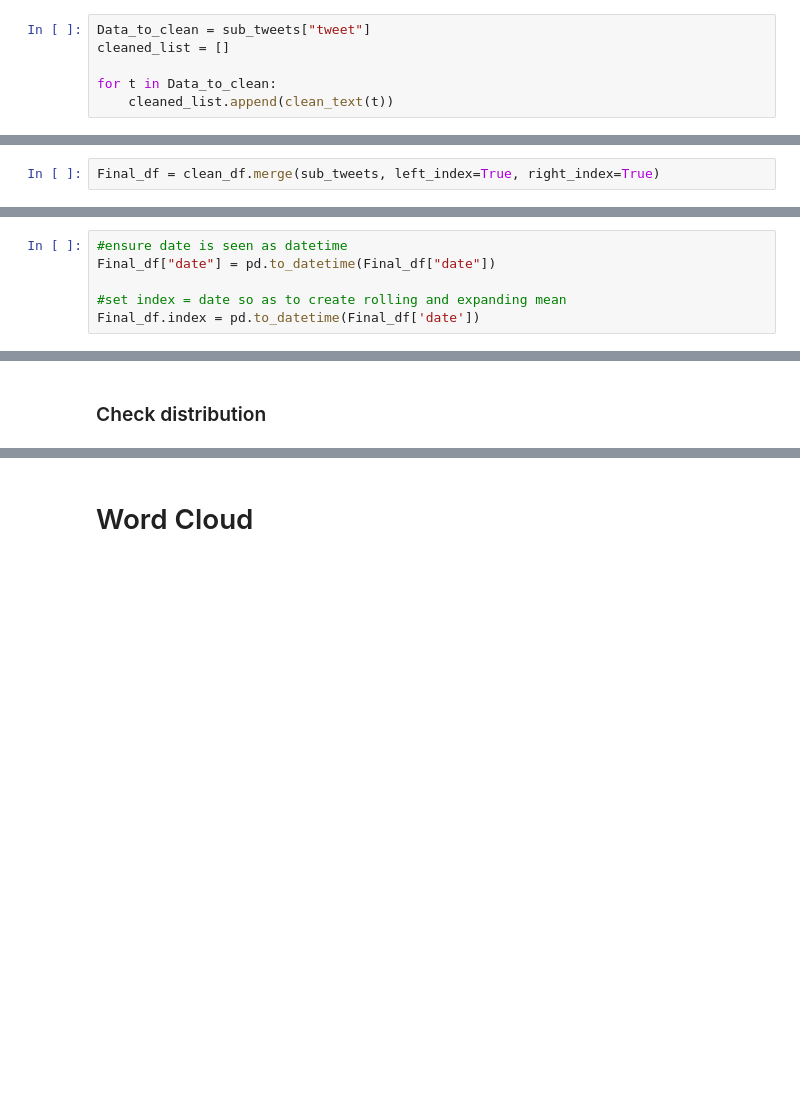
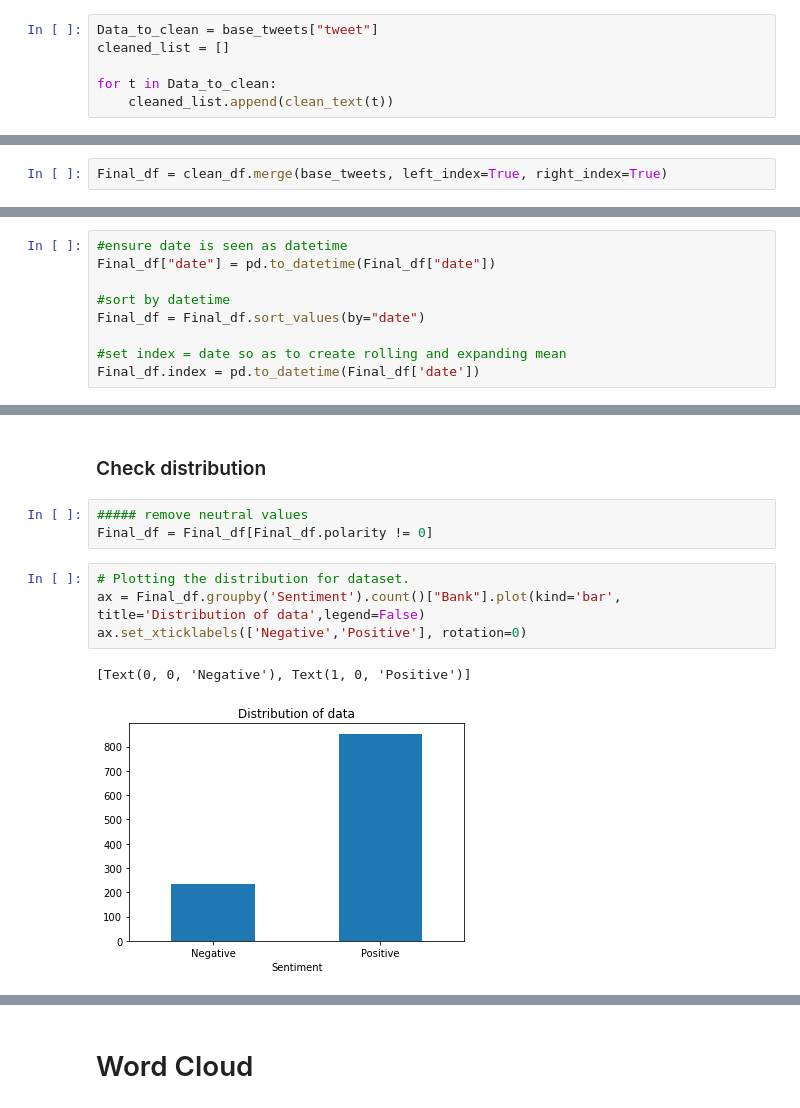
Before and after one commit to Slyth3/Sentiment-analysis-of-South-African-Banks-POC, a Jupyter notebook: Twint_SentimentAnalysis.ipynb, the cells around one changed output, grey strips where cells are left out. Drawn from its saved outputs; the diff is of its cells as text; blank space fills up the shorter version.

```diff
--- a/Twint_SentimentAnalysis.ipynb
+++ b/Twint_SentimentAnalysis.ipynb
@@ -138,7 +181,7 @@ def clean_text(text):
 # %% [markdown]
 #### run tween cleaner
 # %%
-Data_to_clean = sub_tweets["tweet"]
+Data_to_clean = base_tweets["tweet"]
 cleaned_list = []
 
 for t in Data_to_clean:
@@ -181,4 +238,4 @@ clean_df.head()
 # %%
-Final_df = clean_df.merge(sub_tweets, left_index=True, right_index=True)
+Final_df = clean_df.merge(base_tweets, left_index=True, right_index=True)
 # %%
 Final_df = Final_df.rename(columns={"tweet_x": "cleaned_tweet", "tweet_y": "Base_tweet"})
@@ -188,6 +256,9 @@ Final_df.head()
 #ensure date is seen as datetime
 Final_df["date"] = pd.to_datetime(Final_df["date"])
 
+#sort by datetime
+Final_df = Final_df.sort_values(by="date")
+
 #set index = date so as to create rolling and expanding mean
 Final_df.index = pd.to_datetime(Final_df['date'])
 # %%
@@ -199,2 +283,12 @@ Final_df[["polarity","mean","rolling"]].head(10)
 # %% [markdown]
 ### Check distribution
+# %%
+##### remove neutral values
+Final_df = Final_df[Final_df.polarity != 0]
+# %%
+# Plotting the distribution for dataset.
+ax = Final_df.groupby('Sentiment').count()["Bank"].plot(kind='bar', title='Distribution of data',legend=False)
+ax.set_xticklabels(['Negative','Positive'], rotation=0)
+# %% [output]
+[Text(0, 0, 'Negative'), Text(1, 0, 'Positive')]
+[figure, added]
```
Also changed, not shown: parts of 27 cells of this notebook, 6 other files.
